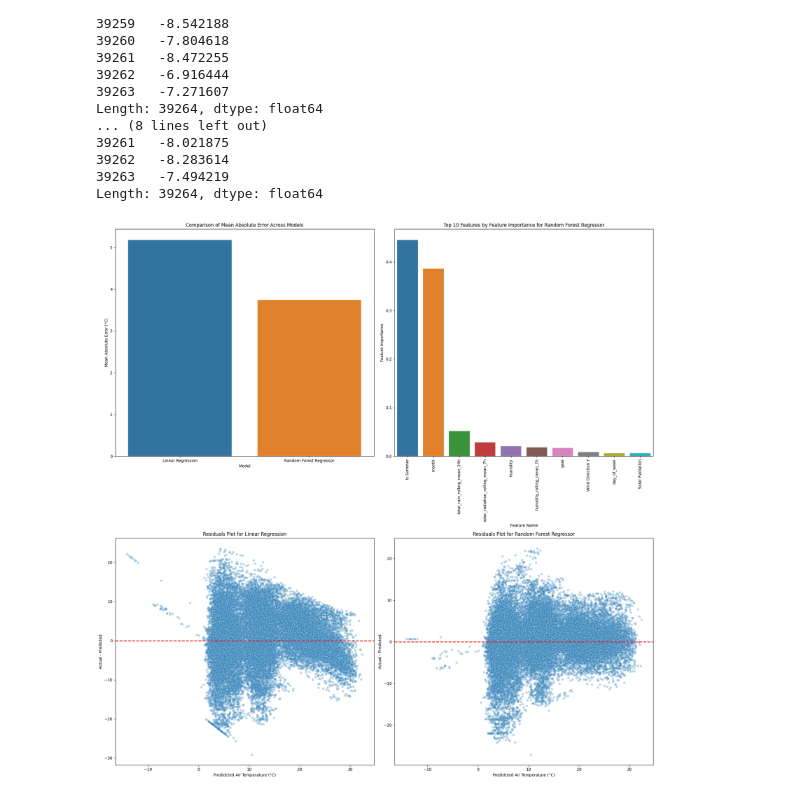
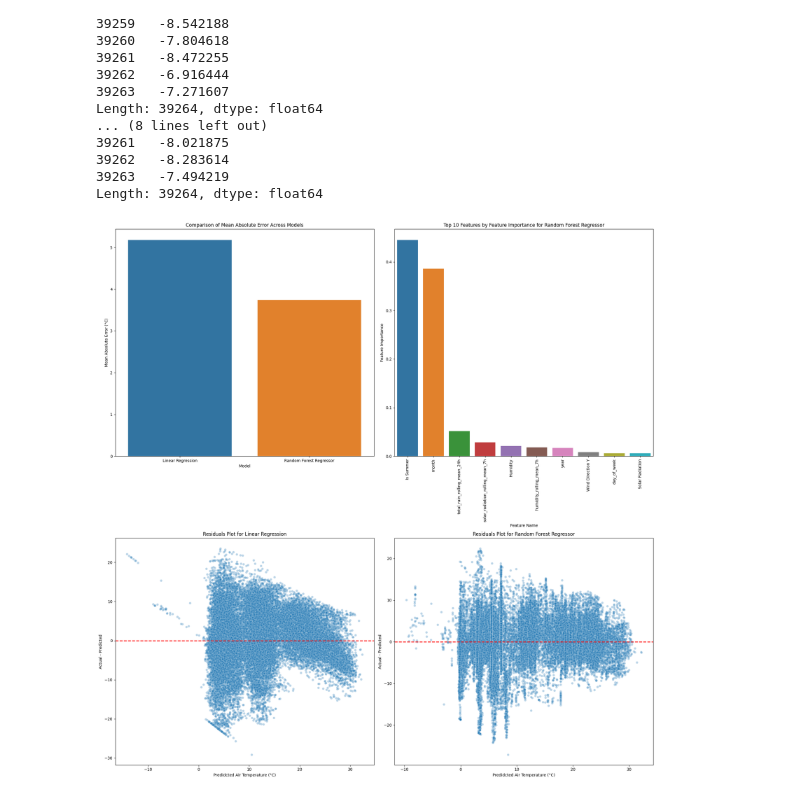
Before and after one commit to UCSF-DataSci/ds217-11-final-audreysu8, a Jupyter notebook: q8_results.ipynb, the cells around one changed output. Cells and saved outputs as stored; diff of their text form; code cells hidden in the pictures.

```diff
--- a/q8_results.ipynb
+++ b/q8_results.ipynb
@@ -162,7 +163,7 @@ from sklearn.metrics import mean_squared_error, mean_absolute_error, r2_score
 mse_linear = mean_absolute_error(predictions['actual'], predictions['predicted_linear'])
 print(mse_linear)
 
-mse_rf = mean_absolute_error(predictions['actual'], predictions['predicted_rf'])
+mse_rf = mean_absolute_error(predictions['actual'], predictions['predicted_random_forest'])
 print(mse_rf)
 
 model_error_metrics = pd.DataFrame({"Model": ["Linear Regression", "Random Forest Regressor"], "Mean Absolute Error": [mse_linear, mse_rf]})
@@ -202,7 +203,7 @@ residuals_linear = predictions['actual'] - predictions['predicted_linear']
 
 print(residuals_linear)
 
-residuals_rf = predictions['actual'] - predictions['predicted_rf']
+residuals_rf = predictions['actual'] - predictions['predicted_random_forest']
 
 print(residuals_rf)
 # %% [output]
@@ -226,30 +227,30 @@ Length: 39264, dtype: float64
 # %%
 # now I will create the visualizations for output/q8_final_visualizations.png
 
 fig, axes = plt.subplots(2, 2, figsize = (20,20))
 sns.barplot(data = model_error_metrics, x = 'Model', y = 'Mean Absolute Error', ax = axes[0,0], hue='Model')
 axes[0, 0].set_ylabel("Mean Absolute Error (°C)")
 axes[0, 0].set_title("Comparison of Mean Absolute Error Across Models")
 sns.barplot(data = top_10_features, x = "feature", y = "importance", ax = axes[0, 1], hue = 'feature')
 axes[0, 1].tick_params(axis='x', rotation=90)
 axes[0, 1].set_xlabel("Feature Name")
 axes[0, 1].set_ylabel("Feature Importance")
 axes[0, 1].set_title("Top 10 Features by Feature Importance for Random Forest Regressor")
 sns.scatterplot(x = predictions["predicted_linear"], y = residuals_linear, alpha = 0.3, ax = axes[1, 0])
 axes[1, 0].axhline(y=0, color='red', linestyle='--', linewidth=2)
 axes[1, 0].set_xlabel("Predidcted Air Temperature (°C)")
 axes[1, 0].set_ylabel("Actual - Predicted")
 axes[1, 0].set_title("Residuals Plot for Linear Regression")
-sns.scatterplot(x = predictions["predicted_linear"], y = residuals_rf, alpha = 0.3, ax = axes[1, 1])
+sns.scatterplot(x = predictions["predicted_random_forest"], y = residuals_rf, alpha = 0.3, ax = axes[1, 1])
 axes[1, 1].axhline(y=0, color='red', linestyle='--', linewidth=2)
 axes[1, 1].set_xlabel("Predidcted Air Temperature (°C)")
 axes[1, 1].set_ylabel("Actual - Predicted")
 axes[1, 1].set_title("Residuals Plot for Random Forest Regressor")
 
 plt.tight_layout()
 plt.savefig("output/q8_final_visualizations.png", dpi =300)
 # %% [output]
-[figure, old version]
+[figure, new version]
 # %%
 # output/q8_summary.csv
 
```
Also changed, not shown: parts of 7 cells of this notebook, 18 other files.
